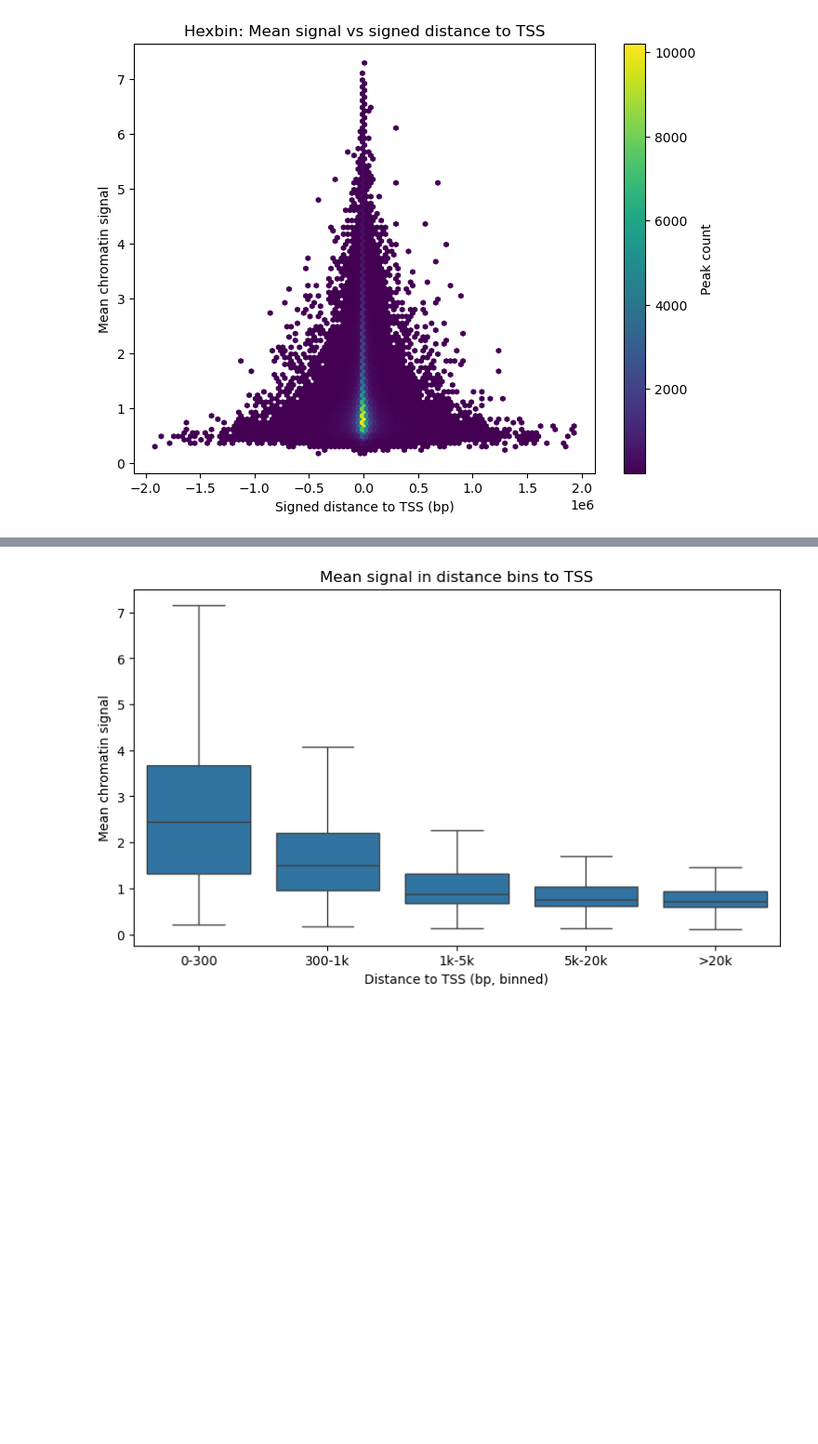
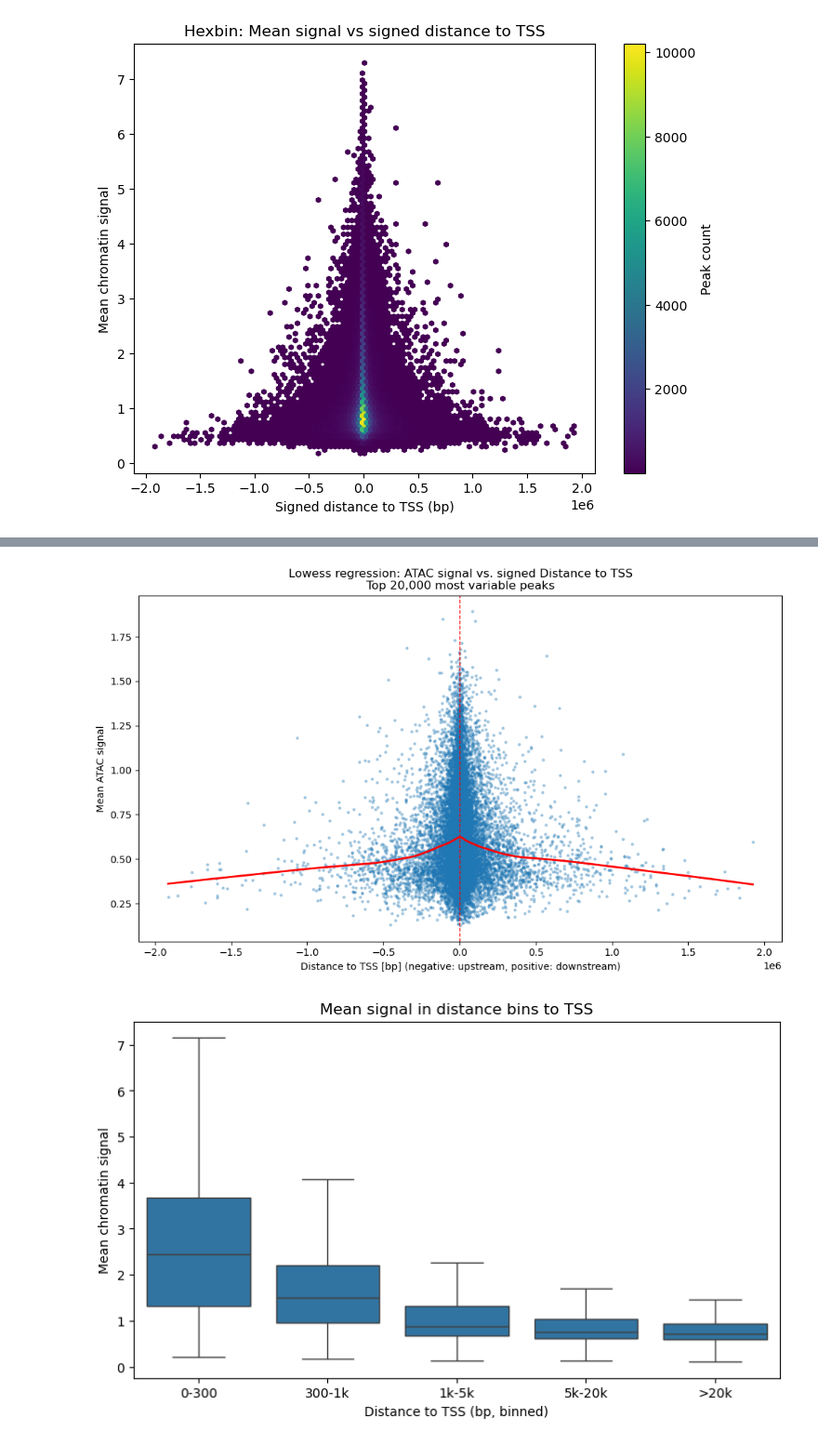
Before and after one commit to Topic2-Gene-Regulation-Immune-Cells/abT-gdT-cells-Team3, a Jupyter notebook: Immune_Cells_abgdT_GeneReg copy.ipynb, the cells around one changed output, grey strips where cells are left out. Shown at 93% size. Saved outputs shown, nothing was run; the diff lists cells and outputs as text; code cells hidden in the pictures; blank space fills up the shorter version.

```diff
--- a/Immune_Cells_abgdT_GeneReg copy.ipynb
+++ b/Immune_Cells_abgdT_GeneReg copy.ipynb
@@ -347,3 +393,28 @@ plt.show()
+# %%
+top_n = 20000
+peaks_topvar = ATAC_dis.sort_values('variability', ascending=False).head(top_n)
+
+# 2. Nur valide Werte (kein NaN, keine 0-Distanz)
+mask_valid = peaks_topvar['distance_to_TSS'].notna() & (peaks_topvar['distance_to_TSS'] != 0)
+x = peaks_topvar.loc[mask_valid, 'distance_to_TSS']
+y = peaks_topvar.loc[mask_valid, 'mean']
+
+# 3. Plot: Scatter + Lowess-Regression
+plt.figure(figsize=(10, 6))
+sns.regplot(
+    x=x, y=y,
+    scatter_kws={'s':5, 'alpha':0.3},
+    line_kws={'color':'red', 'lw':2},
+    lowess=True
+)
+plt.xlabel('Distance to TSS [bp] (negative: upstream, positive: downstream)')
+plt.ylabel('Mean ATAC signal')
+plt.title('Lowess regression: ATAC signal vs. signed Distance to TSS\nTop 20,000 most variable peaks')
+plt.axvline(0, color='red', linestyle='--', lw=1)
+plt.tight_layout()
+plt.show()
+# %% [output]
+[figure, added]
 # %%
 bins = [0, 300, 1000, 5000, 20000, 1e6]
 labels = ["0-300", "300-1k", "1k-5k", "5k-20k", ">20k"]
```
Also changed, not shown: parts of 11 cells of this notebook, 2 other files.
